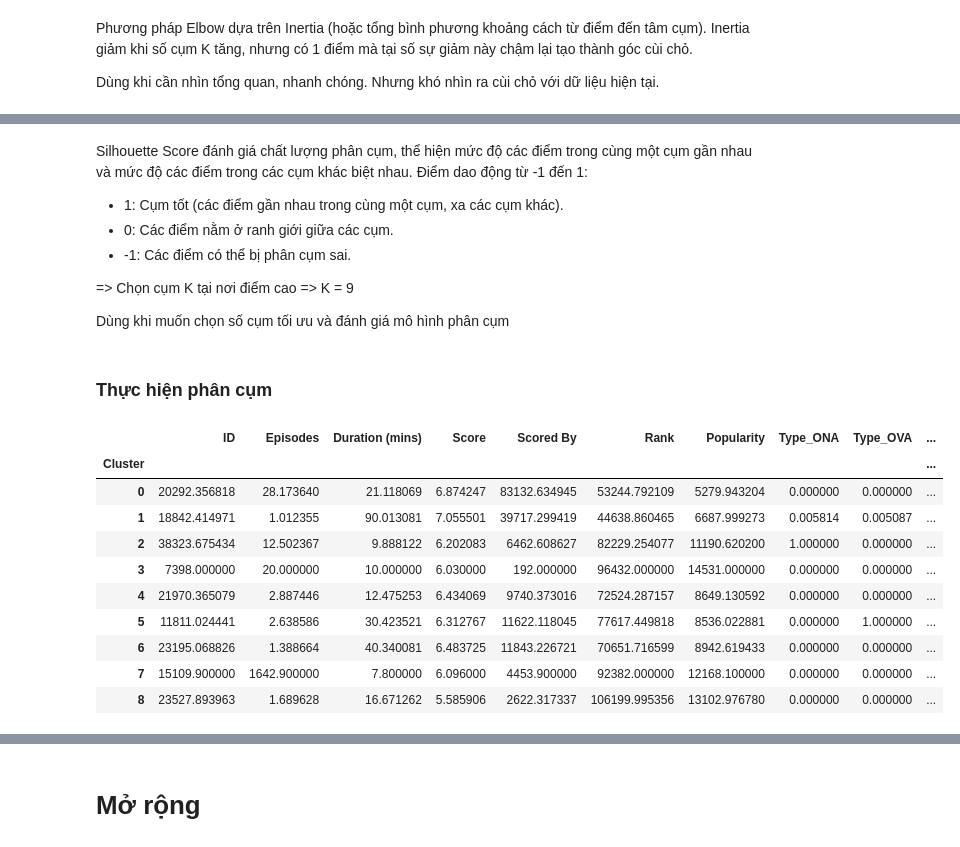
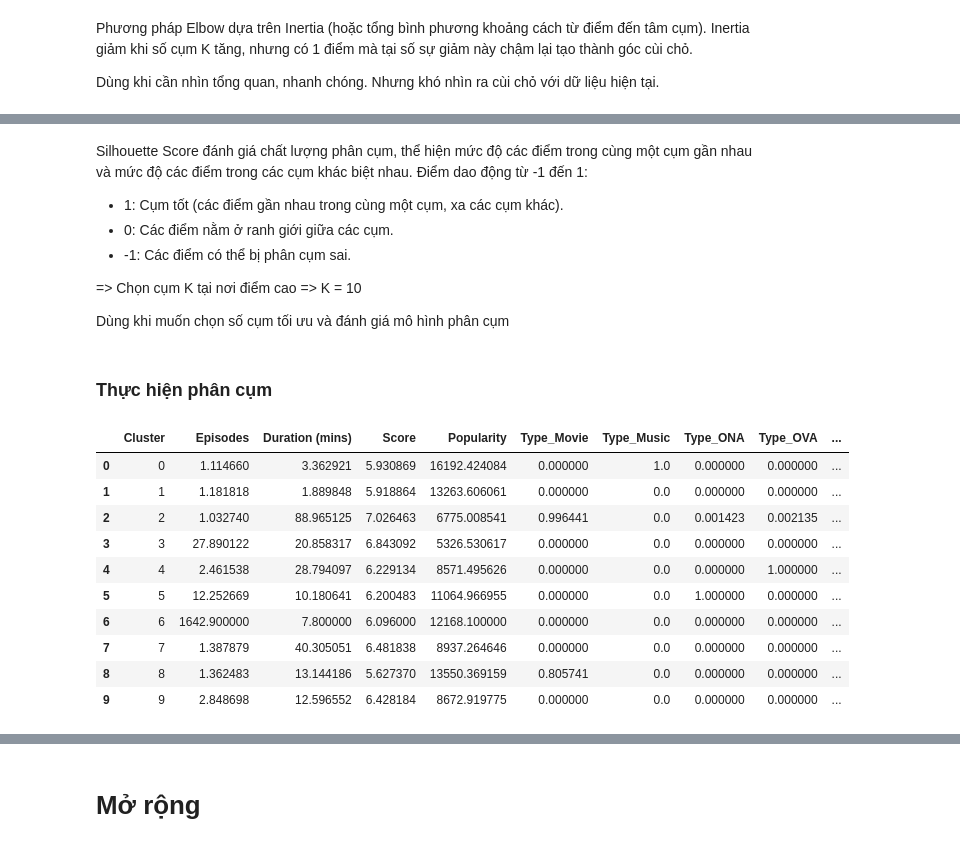
Before and after one commit to V1nk4n/Intro2DS_FinalProject, a Jupyter notebook: data_questions/question_knhung.ipynb, the cells around one changed output, grey strips where cells are left out. Saved outputs shown, nothing was run; the diff lists cells and outputs as text; code cells hidden in the pictures.

```diff
--- a/data_questions/question_knhung.ipynb
+++ b/data_questions/question_knhung.ipynb
@@ -100,22 +81,0 @@ array(['1 hr.', '1 hr. 1 min.', '1 hr. 1 min. per ep.', '1 hr. 10 min.',
-# %%
-# Vì Duration chứa nhiều định dạng, ta thống nhất chuyển sang số phút
-def convert_duration(duration):
-    if duration == 'UNKNOWN':
-        return np.nan
-    duration = duration.lower()
-    hrs = re.search(r'(\d+) hr', duration)
-    mins = re.search(r'(\d+) min', duration)
-    secs = re.search(r'(\d+) sec', duration)
-
-    total_mins = 0
-    if hrs:
-        total_mins += int(hrs.group(1))*60
-    if mins:
-        total_mins += int(mins.group(1))
-    if secs:
-        total_mins += int(secs.group(1))/60
-
-    return round(total_mins,2)
-
-df['Duration'] = df['Duration'].apply(convert_duration)
-df = df.rename(columns={'Duration': 'Duration (mins)'})
@@ -131,4 +81,0 @@ df.head()
-# %%
-# Vì sau khi chuẩn hóa cột Duration sẽ tạo thêm các giá trị null do trong cột chứa các giá trị UNKNOWN, vì thế những dữ liệu này sẽ bị xóa
-print(df.isnull().sum())
-df = df.dropna()
@@ -163,12 +98,12 @@ X_scaled = scaler.fit_transform(X)
 # %%
 # Elbow method
 inertia = []
-for k in range(1, 11):
+for k in range(1, 16): # Vì dữ liệu lớn nên đặt giới hạn cụm 1-15
     kmeans = KMeans(n_clusters=k, random_state=42)
     kmeans.fit(X_scaled)
     inertia.append(kmeans.inertia_)
 
-plt.plot(range(1, 11), inertia)
+plt.plot(range(1, 16), inertia)
 plt.title('Elbow Method')
 plt.xlabel('Number of Clusters (K)')
 plt.ylabel('Inertia')
@@ -201,31 +136,32 @@ Silhouette Score đánh giá chất lượng phân cụm, thể hiện mức đ
 - 0: Các điểm nằm ở ranh giới giữa các cụm.
 - -1: Các điểm có thể bị phân cụm sai.
 
-=> Chọn cụm K tại nơi điểm cao => K = 9
+=> Chọn cụm K tại nơi điểm cao => K = 10
 
 Dùng khi muốn chọn số cụm tối ưu và đánh giá mô hình phân cụm
 # %% [markdown]
 ### Thực hiện phân cụm
 # %%
 # Chọn số cụm K đã xác định (ví dụ K = 3)
-kmeans = KMeans(n_clusters=9, random_state=42)
+kmeans = KMeans(n_clusters=10, random_state=42)
 
 # Áp dụng K-Means và thêm nhãn cụm vào DataFrame
 df['Cluster'] = kmeans.fit_predict(X_scaled)
 # %%
-df.groupby('Cluster').mean()  # Tính giá trị trung bình của mỗi cụm
+clusters = df.groupby('Cluster').mean().reset_index()  # Tính giá trị trung bình của mỗi cụm
+clusters
 # %% [output]
-|  | ID | Episodes | Duration (mins) | Score | Scored By | Rank | Popularity | Type_ONA | Type_OVA | ... |
-| Cluster |  |  |  |  |  |  |  |  |  | ... |
-| 0 | 20292.356818 | 28.173640 | 21.118069 | 6.874247 | 83132.634945 | 53244.792109 | 5279.943204 | 0.000000 | 0.000000 | ... |
-| 1 | 18842.414971 | 1.012355 | 90.013081 | 7.055501 | 39717.299419 | 44638.860465 | 6687.999273 | 0.005814 | 0.005087 | ... |
-| 2 | 38323.675434 | 12.502367 | 9.888122 | 6.202083 | 6462.608627 | 82229.254077 | 11190.620200 | 1.000000 | 0.000000 | ... |
-| 3 | 7398.000000 | 20.000000 | 10.000000 | 6.030000 | 192.000000 | 96432.000000 | 14531.000000 | 0.000000 | 0.000000 | ... |
-| 4 | 21970.365079 | 2.887446 | 12.475253 | 6.434069 | 9740.373016 | 72524.287157 | 8649.130592 | 0.000000 | 0.000000 | ... |
-| 5 | 11811.024441 | 2.638586 | 30.423521 | 6.312767 | 11622.118045 | 77617.449818 | 8536.022881 | 0.000000 | 1.000000 | ... |
-| 6 | 23195.068826 | 1.388664 | 40.340081 | 6.483725 | 11843.226721 | 70651.716599 | 8942.619433 | 0.000000 | 0.000000 | ... |
-| 7 | 15109.900000 | 1642.900000 | 7.800000 | 6.096000 | 4453.900000 | 92382.000000 | 12168.100000 | 0.000000 | 0.000000 | ... |
-| 8 | 23527.893963 | 1.689628 | 16.671262 | 5.585906 | 2622.317337 | 106199.995356 | 13102.976780 | 0.000000 | 0.000000 | ... |
+|  | Cluster | Episodes | Duration (mins) | Score | Popularity | Type_Movie | Type_Music | Type_ONA | Type_OVA | ... |
+| 0 | 0 | 1.114660 | 3.362921 | 5.930869 | 16192.424084 | 0.000000 | 1.0 | 0.000000 | 0.000000 | ... |
+| 1 | 1 | 1.181818 | 1.889848 | 5.918864 | 13263.606061 | 0.000000 | 0.0 | 0.000000 | 0.000000 | ... |
+| 2 | 2 | 1.032740 | 88.965125 | 7.026463 | 6775.008541 | 0.996441 | 0.0 | 0.001423 | 0.002135 | ... |
+| 3 | 3 | 27.890122 | 20.858317 | 6.843092 | 5326.530617 | 0.000000 | 0.0 | 0.000000 | 0.000000 | ... |
+| 4 | 4 | 2.461538 | 28.794097 | 6.229134 | 8571.495626 | 0.000000 | 0.0 | 0.000000 | 1.000000 | ... |
+| 5 | 5 | 12.252669 | 10.180641 | 6.200483 | 11064.966955 | 0.000000 | 0.0 | 1.000000 | 0.000000 | ... |
+| 6 | 6 | 1642.900000 | 7.800000 | 6.096000 | 12168.100000 | 0.000000 | 0.0 | 0.000000 | 0.000000 | ... |
+| 7 | 7 | 1.387879 | 40.305051 | 6.481838 | 8937.264646 | 0.000000 | 0.0 | 0.000000 | 0.000000 | ... |
+| 8 | 8 | 1.362483 | 13.144186 | 5.627370 | 13550.369159 | 0.805741 | 0.0 | 0.000000 | 0.000000 | ... |
+| 9 | 9 | 2.848698 | 12.596552 | 6.428184 | 8672.919775 | 0.000000 | 0.0 | 0.000000 | 0.000000 | ... |
 # %% [markdown]
 ### Phân tích cụm:
 
```
Also changed, not shown: parts of 16 cells of this notebook.
